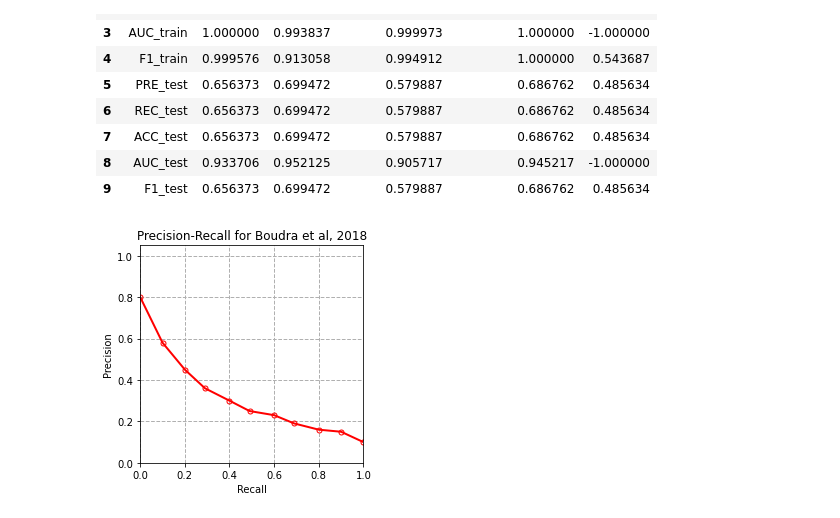
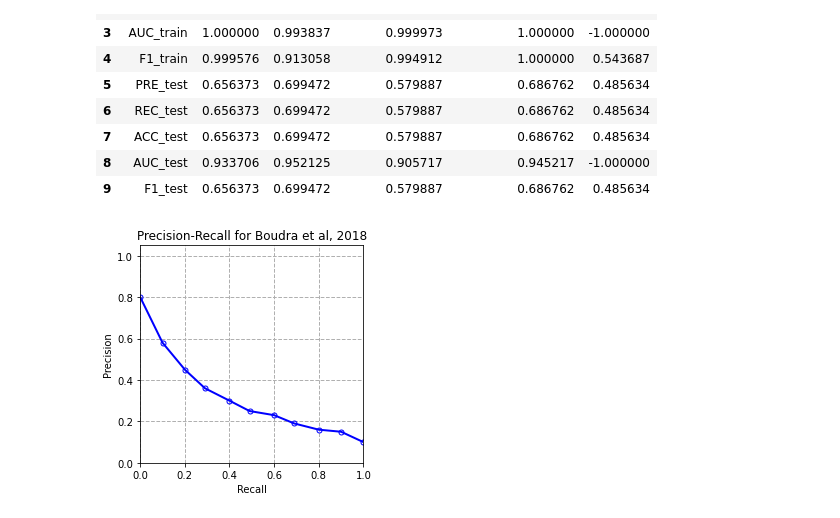
Before and after one commit to MahsaPaknezhad/RadiomicsTutorial, a Jupyter notebook: tree_bark_analysis.ipynb, the cells around one changed output. Cells and saved outputs as stored; diff of their text form; code cells hidden in the pictures.

Commit message:
added plots

```diff
--- a/tree_bark_analysis.ipynb
+++ b/tree_bark_analysis.ipynb
@@ -658,17 +658,17 @@ df.style.pipe(make_pretty)
 # %%
 # Precision-Recall plot by Bourdra et al, 2018
 precision = [0.8, 0.58, 0.45, 0.36, 0.3, 0.25, 0.23, 0.19, 0.16, 0.15, 0.1]
 recall = [0, 0.1, 0.2, 0.29, 0.4, 0.49, 0.6, 0.69, 0.8, 0.9, 1.0]
 
 plt.figure(figsize=(4,4))
-plt.plot(recall, precision, 'ro-', markersize=5, lw=2, fillstyle='none')
+plt.plot(recall, precision, 'bo-', markersize=5, lw=2, fillstyle='none')
 plt.xlabel('Recall')
 plt.ylabel('Precision')
 plt.ylim([0.0, 1.05])
 plt.xlim([0.0, 1.0])
 plt.grid(True, linestyle='--', linewidth=1)
 plt.title('Precision-Recall for Boudra et al, 2018')
 plt.savefig(f'../outputs/prec_recall_boudra.png', bbox_inches='tight', dpi=100)
 plt.show()
 # %% [output]
-[figure, old version]
+[figure, new version]
```
Also changed, not shown: 12 other files.
